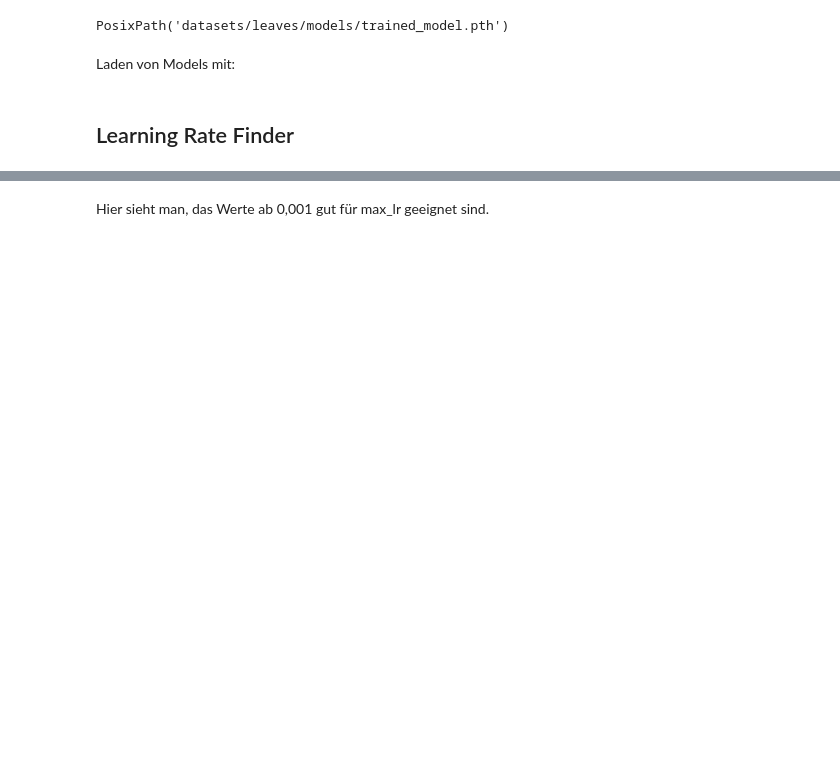
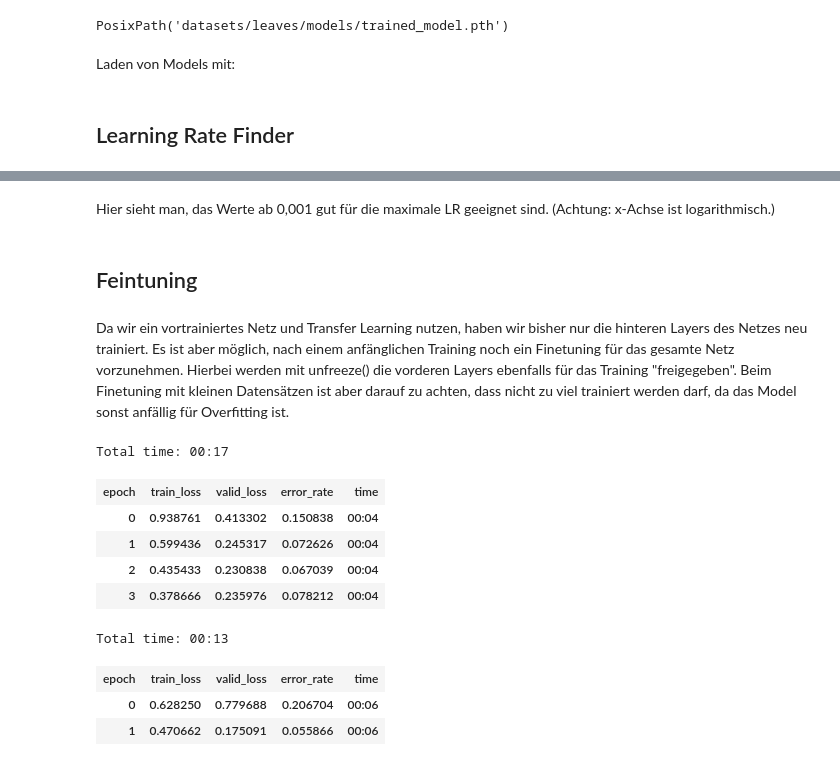
Before and after one commit to y-ph/exxwks-AI, a Jupyter notebook: 06-learning-rate.ipynb, the cells around one changed output, grey strips where cells are left out. Drawn from its saved outputs; the diff is of its cells as text; code cells hidden in the pictures; blank space fills up the shorter version.

Commit message:
Added Finetuning info

```diff
--- a/06-learning-rate.ipynb
+++ b/06-learning-rate.ipynb
@@ -95,2 +91,24 @@ LR Finder is complete, type {learner_name}.recorder.plot() to see the graph.
 # %% [markdown]
-Hier sieht man, das Werte ab 0,001 gut für max_lr geeignet sind.
+Hier sieht man, das Werte ab 0,001 gut für die maximale LR geeignet sind. (Achtung: x-Achse ist logarithmisch.)
+# %% [markdown]
+## Feintuning
+# %% [markdown]
+Da wir ein vortrainiertes Netz und Transfer Learning nutzen, haben wir bisher nur die hinteren Layers des Netzes neu trainiert. Es ist aber möglich, nach einem anfänglichen Training noch ein Finetuning für das gesamte Netz vorzunehmen.
+Hierbei werden mit unfreeze() die vorderen Layers ebenfalls für das Training "freigegeben". Beim Finetuning mit kleinen Datensätzen ist aber darauf zu achten, dass nicht zu viel trainiert werden darf, da das Model sonst anfällig für Overfitting ist.
+# %%
+learn_unfreeze = cnn_learner(data, models.resnet34, pretrained=True, metrics=error_rate)
+learn_unfreeze.fit_one_cycle(4)
+
+learn_unfreeze.unfreeze()
+learn_unfreeze.fit_one_cycle(2)
+# %% [output]
+Total time: 00:17
+| epoch | train_loss | valid_loss | error_rate | time |
+| 0 | 0.938761 | 0.413302 | 0.150838 | 00:04 |
+| 1 | 0.599436 | 0.245317 | 0.072626 | 00:04 |
+| 2 | 0.435433 | 0.230838 | 0.067039 | 00:04 |
+| 3 | 0.378666 | 0.235976 | 0.078212 | 00:04 |
+Total time: 00:13
+| epoch | train_loss | valid_loss | error_rate | time |
+| 0 | 0.628250 | 0.779688 | 0.206704 | 00:06 |
+| 1 | 0.470662 | 0.175091 | 0.055866 | 00:06 |
```
Also changed, not shown: parts of 9 cells of this notebook, 1 other file.
